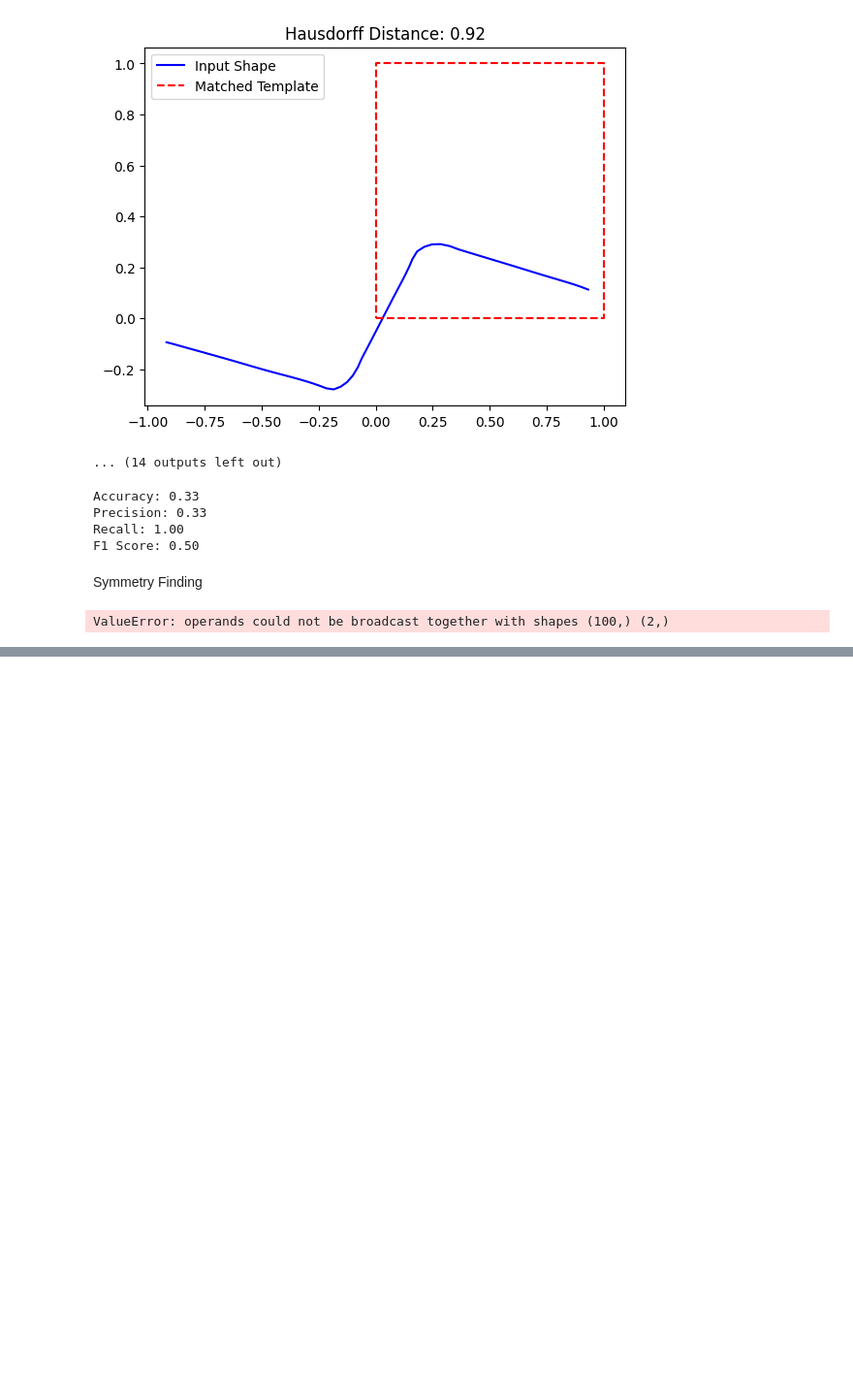
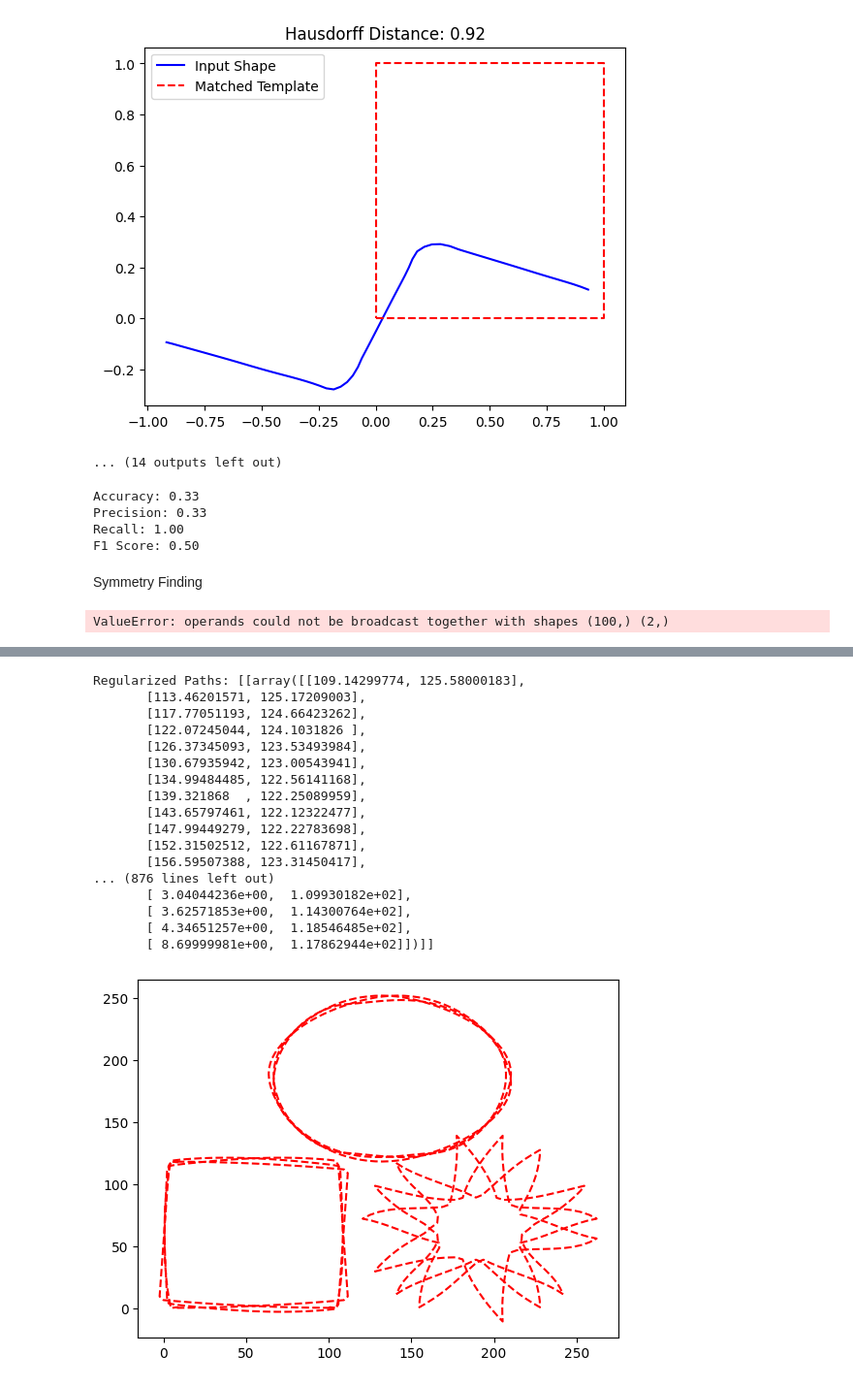
Before and after one commit to Cgarg9/adobe_hackathon, a Jupyter notebook: main.ipynb, the cells around one changed output, grey strips where cells are left out. Shown at 97% size. Cells and saved outputs as stored; diff of their text form; code cells hidden in the pictures; blank space fills up the shorter version.

```diff
--- a/main.ipynb
+++ b/main.ipynb
@@ -343,0 +433,51 @@ ValueError: operands could not be broadcast together with shapes (100,) (2,)
+# %%
+def detect_symmetry(points):
+    centroid = np.mean(points, axis=0)
+    points_mirrored_x = points.copy()
+    points_mirrored_x[:, 0] = 2 * centroid[0] - points[:, 0]  # Horizontal symmetry
+    points_mirrored_y = points.copy()
+    points_mirrored_y[:, 1] = 2 * centroid[1] - points[:, 1]  # Vertical symmetry
+    return points, points_mirrored_x, points_mirrored_y
+
+def regularize_shapes(paths):
+    regularized_paths = []
+    for path in paths:
+        regularized_path = []
+        for points in path:
+            bezier_points = fit_cubic_bezier_curve(points)
+            original, symmetric_x, symmetric_y = detect_symmetry(bezier_points)
+            regularized_path.append(original)
+            # Only add distinct symmetrical transformations
+            if not np.array_equal(original, symmetric_x):
+                regularized_path.append(symmetric_x)
+            if not np.array_equal(original, symmetric_y):
+                regularized_path.append(symmetric_y)
+        regularized_paths.append(regularized_path)
+    return regularized_paths
+
+# Debugging Step: Print and visualize the regularized shapes
+regularized_paths = regularize_shapes(paths)
+print("Regularized Paths:", regularized_paths)
+for path in regularized_paths:
+    for points in path:
+        plt.plot(points[:, 0], points[:, 1], 'r--')
+plt.show()
+# %% [output]
+Regularized Paths: [[array([[109.14299774, 125.58000183],
+       [113.46201571, 125.17209003],
+       [117.77051193, 124.66423262],
+       [122.07245044, 124.1031826 ],
+       [126.37345093, 123.53493984],
+       [130.67935942, 123.00543941],
+       [134.99484485, 122.56141168],
+       [139.321868  , 122.25089959],
+       [143.65797461, 122.12322477],
+       [147.99449279, 122.22783698],
+       [152.31502512, 122.61167871],
+       [156.59507388, 123.31450417],
+... (876 lines left out)
+       [ 3.04044236e+00,  1.09930182e+02],
+       [ 3.62571853e+00,  1.14300764e+02],
+       [ 4.34651257e+00,  1.18546485e+02],
+       [ 8.69999981e+00,  1.17862944e+02]])]]
+[figure, added]
```
Also changed, not shown: parts of 5 cells of this notebook.
